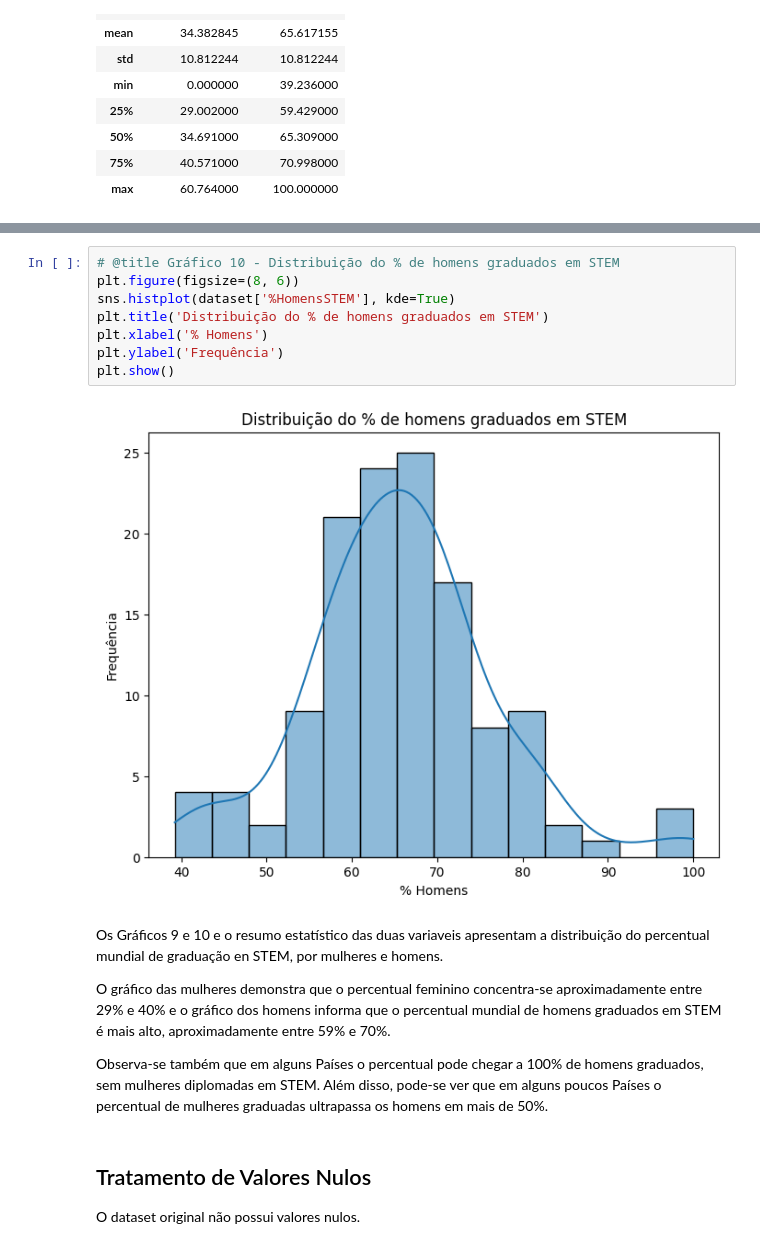
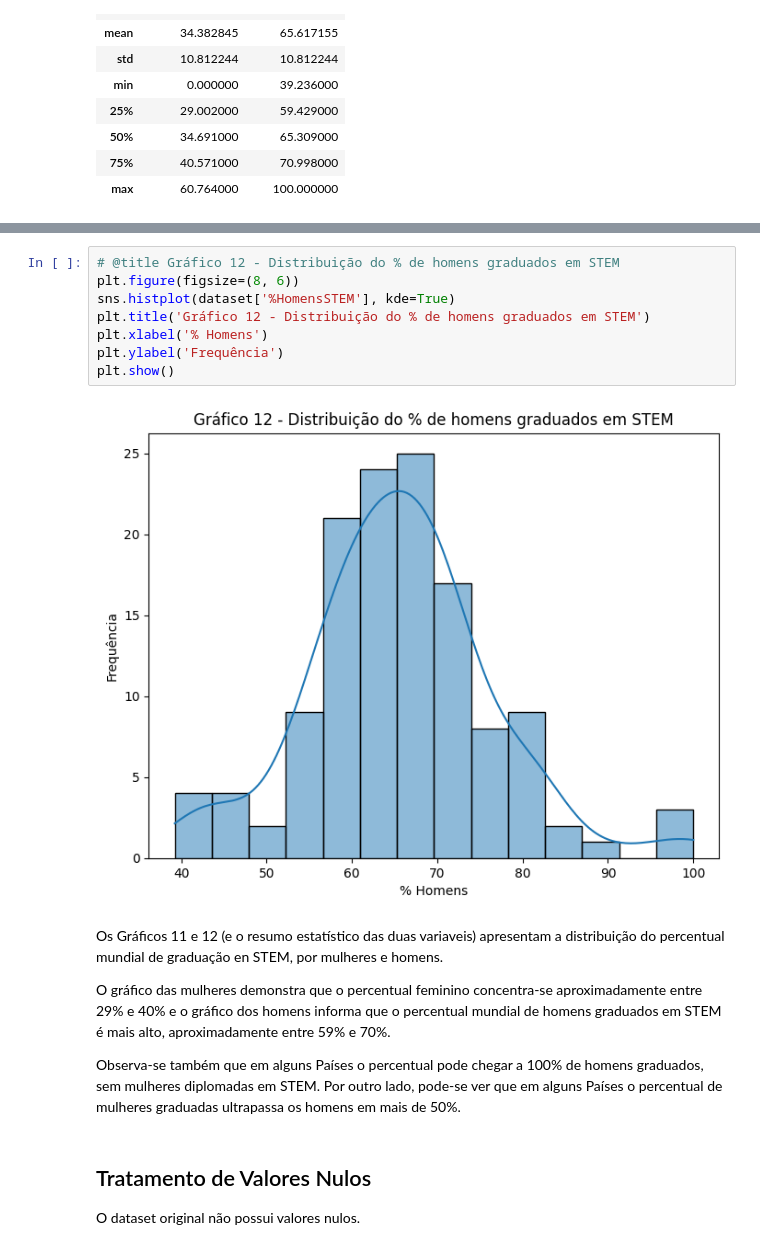
Before and after one commit to pztavares/PUC, a Jupyter notebook: MVP_PZT_Análise_de_Dados_e_Boas_Práticas.ipynb, the cells around one changed output, grey strips where cells are left out. Cells and saved outputs as stored; diff of their text form.

```diff
--- a/MVP_PZT_Análise_de_Dados_e_Boas_Práticas.ipynb
+++ b/MVP_PZT_Análise_de_Dados_e_Boas_Práticas.ipynb
@@ -518,19 +572,19 @@ plt.show()
 # %%
-# @title Gráfico 10 - Distribuição do % de homens graduados em STEM
+# @title Gráfico 12 - Distribuição do % de homens graduados em STEM
 plt.figure(figsize=(8, 6))
 sns.histplot(dataset['%HomensSTEM'], kde=True)
-plt.title('Distribuição do % de homens graduados em STEM')
+plt.title('Gráfico 12 - Distribuição do % de homens graduados em STEM')
 plt.xlabel('% Homens')
 plt.ylabel('Frequência')
 plt.show()
 # %% [output]
-[figure, old version]
+[figure, new version]
 # %% [markdown]
-Os Gráficos 9 e 10 e o resumo estatístico das duas variaveis apresentam a distribuição do percentual mundial de graduação en STEM, por mulheres e homens.
+Os Gráficos 11 e 12 (e o resumo estatístico das duas variaveis) apresentam a distribuição do percentual mundial de graduação en STEM, por mulheres e homens.
 
 O gráfico das mulheres demonstra que o percentual feminino concentra-se aproximadamente entre 29% e 40% e o gráfico dos homens informa que o percentual mundial de homens graduados em STEM é mais alto, aproximadamente entre 59% e 70%.
 
-Observa-se também que em alguns Países o percentual pode chegar a 100% de homens graduados, sem mulheres diplomadas em STEM. Além disso, pode-se ver que em alguns poucos Países o percentual de mulheres graduadas ultrapassa os homens em mais de 50%.
+Observa-se também que em alguns Países o percentual pode chegar a 100% de homens graduados, sem mulheres diplomadas em STEM. Por outro lado, pode-se ver que em alguns Países o percentual de mulheres graduadas ultrapassa os homens em mais de 50%.
 # %% [markdown]
 ## Tratamento de Valores Nulos
 
```
Also changed, not shown: parts of 22 cells of this notebook.
